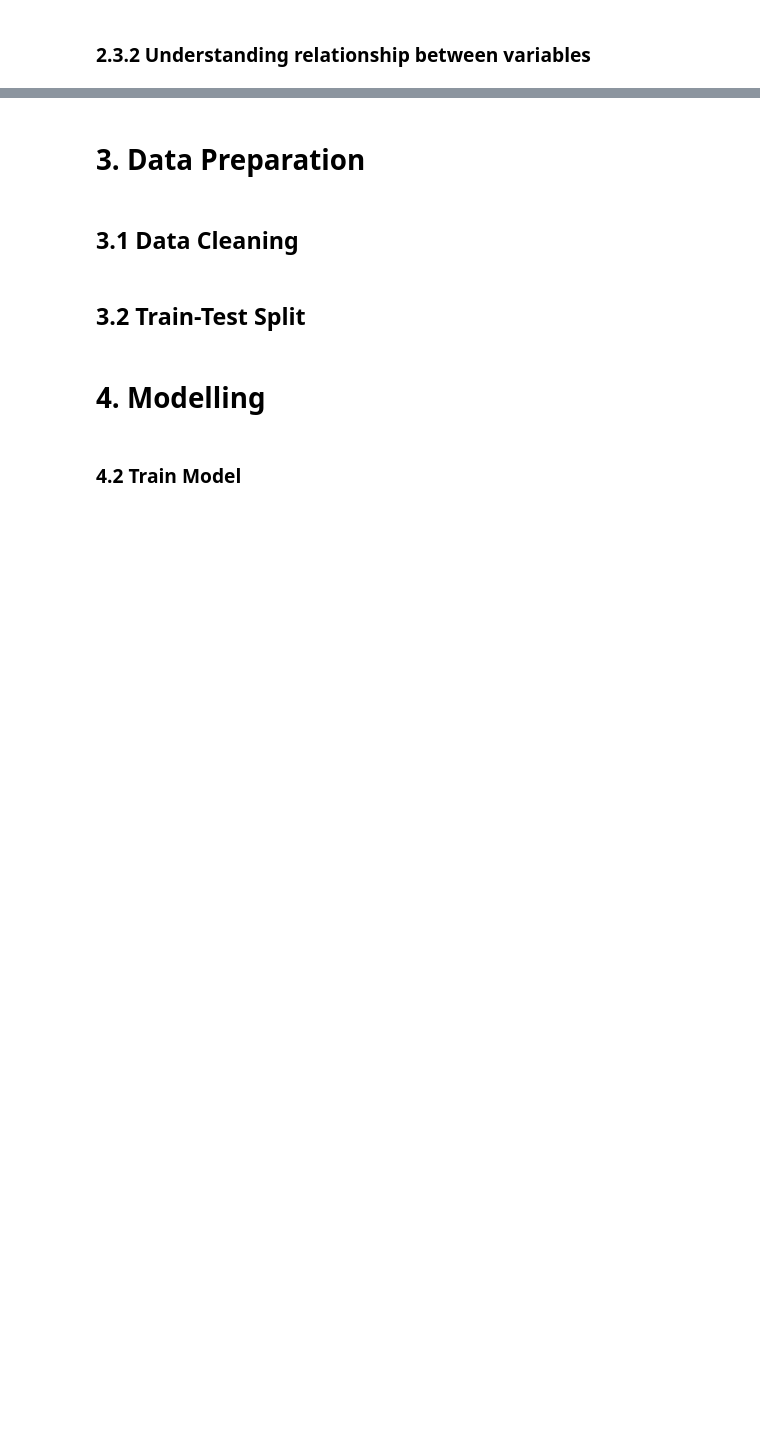
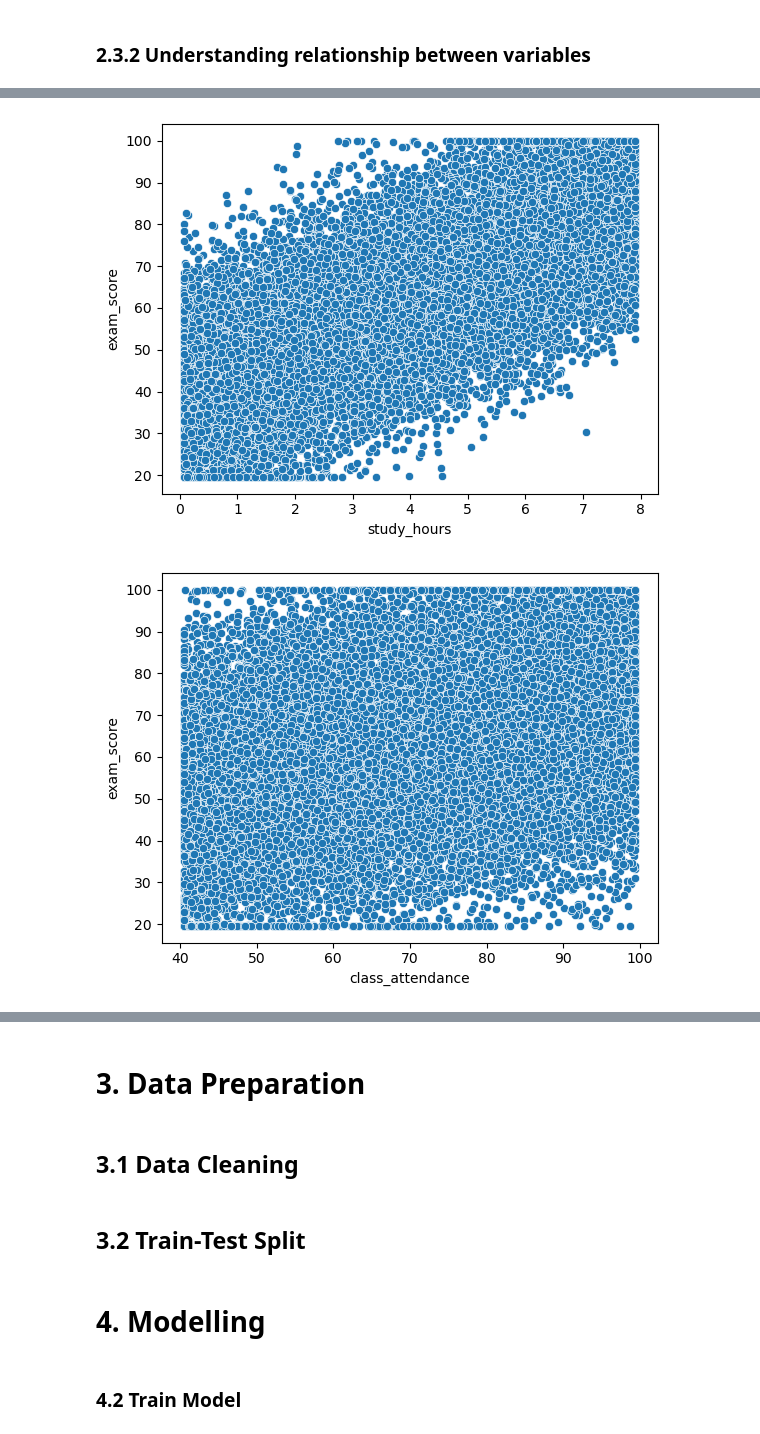
Before and after one commit to Ethan-Ang/MLDP_Ethan_2402348C, a Jupyter notebook: Ethan_Ang_2402348C.ipynb, the cells around one changed output, grey strips where cells are left out. Drawn from its saved outputs; the diff is of its cells as text; code cells hidden in the pictures; blank space fills up the shorter version.

```diff
--- a/Ethan_Ang_2402348C.ipynb
+++ b/Ethan_Ang_2402348C.ipynb
@@ -215,0 +261,9 @@ Name: count, Length: 805, dtype: int64
+# %%
+sns.scatterplot(x='study_hours', y='exam_score', data=df)
+plt.show()
+
+sns.scatterplot(x='class_attendance', y='exam_score', data=df)
+plt.show()
+# %% [output]
+[figure, added]
+[figure, added]
```
Also changed, not shown: parts of 7 cells of this notebook.
